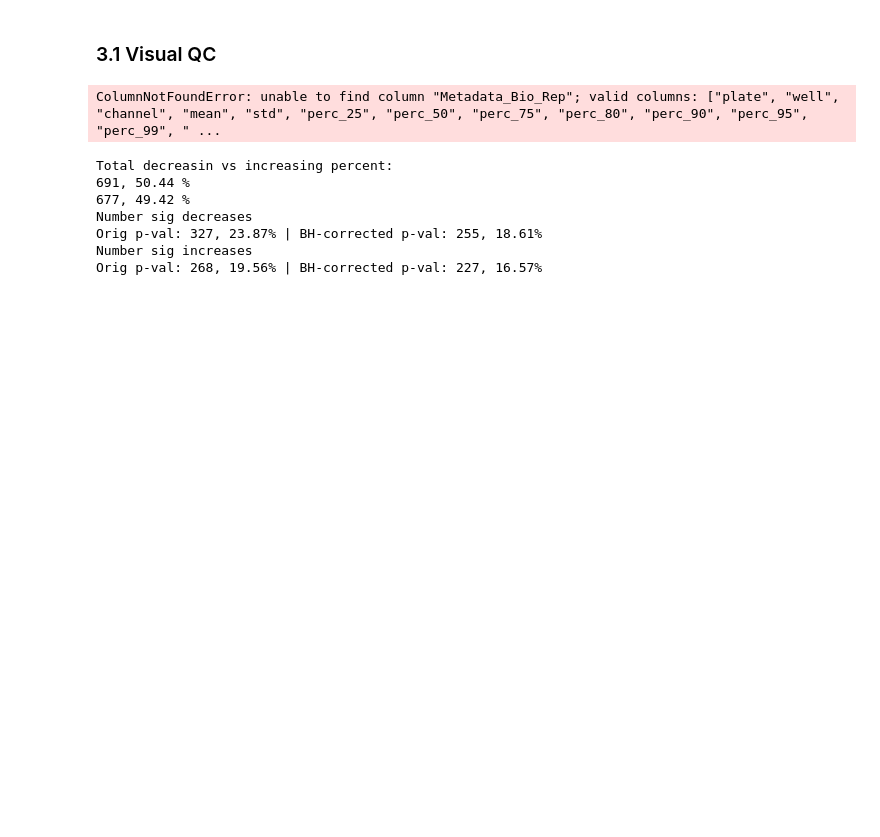
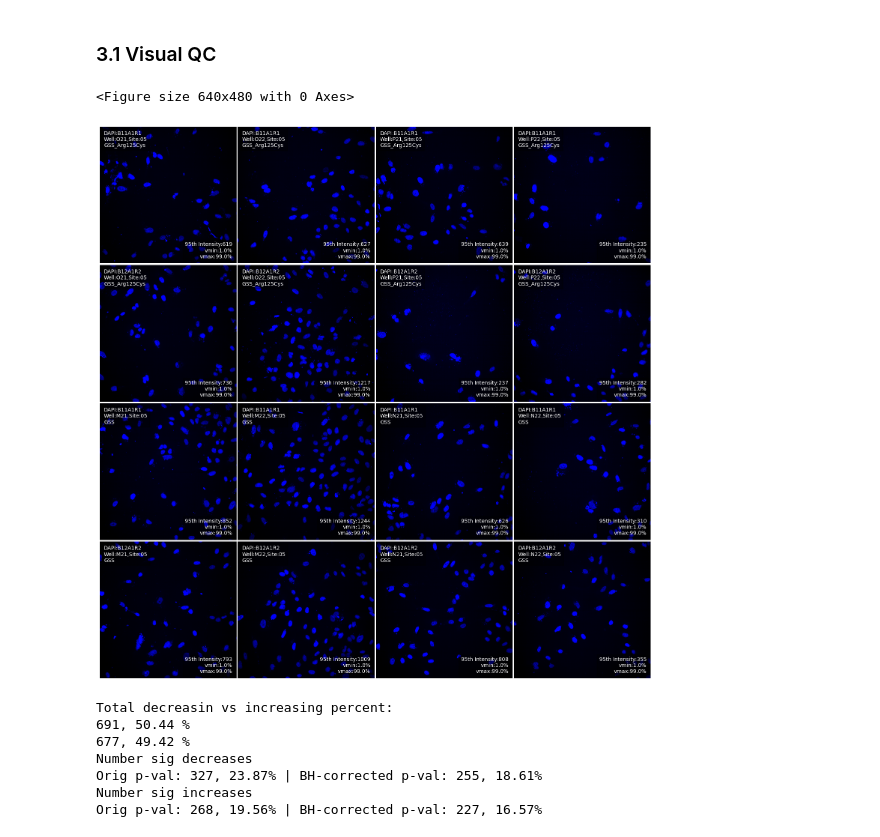
Before and after one commit to broadinstitute/2025_varchamp_snakemake, a Jupyter notebook: 3.downstream_analyses/scripts/1_flag_cell_count_hits.ipynb, the cells around one changed output. Cells and saved outputs as stored; diff of their text form; code cells hidden in the pictures; blank space fills up the shorter version.

Commit message:
Updating cell count analyses with proper cell image visualization

```diff
--- a/3.downstream_analyses/scripts/1_flag_cell_count_hits.ipynb
+++ b/3.downstream_analyses/scripts/1_flag_cell_count_hits.ipynb
@@ -610,18 +591,30 @@ from display_img import *
 # %%
+variant = "GSS_Arg125Cys"
+ref_allele = variant.split('_')[0]
+
+allele_img_qc = img_well_qc_sum_df.filter(
+    pl.col("Metadata_Bio_Batch")=="2024_12_Batch_11-12",
+    pl.col("channel")=="DNA",
+    (pl.col("gene_allele")==ref_allele) | (pl.col("gene_allele")==variant)
+).with_columns(
+    pl.lit("DAPI").alias("channel")
+)
+allele_meta_df = allele_img_qc.sort(
+    "plate_map_name"
+).unique(subset=["imaging_well", "gene_allele", "plate_map_name"], keep="first")
+
 plot_allele_single_plate(
-    img_well_qc_sum_df.filter(
-        (pl.col("Metadata_Bio_Rep")=="2024_12_Batch_11-12"),
-        pl.col("channel")=="DNA"
-    ),
-    "GSS_Arg125Cys",
-    "DAPI",
-    plate_img_qc=img_well_qc_sum_df,
+    allele_meta_df,
+    variant=variant,
+    sel_channel="DAPI",
+    plate_img_qc=allele_img_qc,
     site="05",
     show_plot=True,
     imgs_dir=TIFF_IMGS_DIR
 )
 # %% [output]
-ColumnNotFoundError: unable to find column "Metadata_Bio_Rep"; valid columns: ["plate", "well", "channel", "mean", "std", "perc_25", "perc_50", "perc_75", "perc_80", "perc_90", "perc_95", "perc_99", " ...
+<Figure size 640x480 with 0 Axes>
+[figure, added]
 # %%
 # Total number of increase vs. decrease
 total = well_cc_stats_final.shape[0]
```
Also changed, not shown: parts of 4 cells of this notebook.
